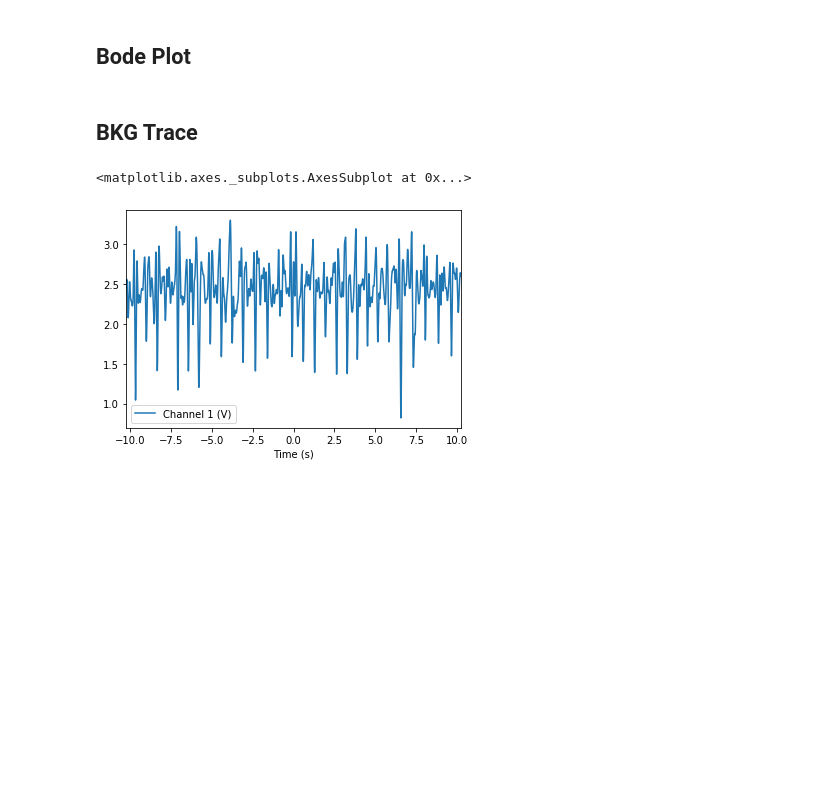
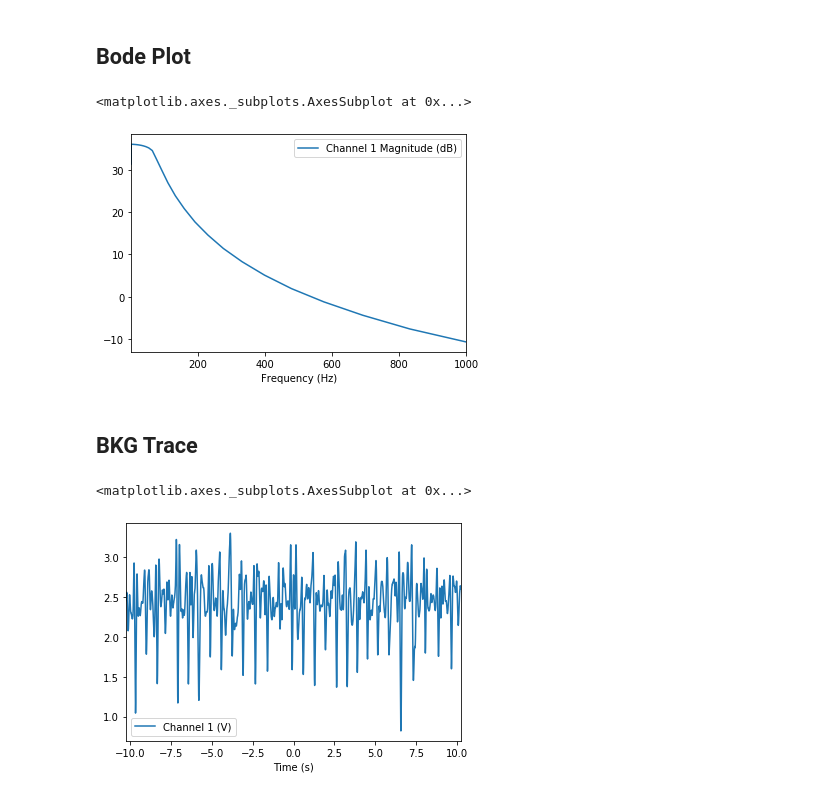
Before and after one commit to wsh32/isim, a Jupyter notebook: lab9/lab9_blastiocardiograph.ipynb, the cells around one changed output. Saved outputs shown, nothing was run; the diff lists cells and outputs as text; code cells hidden in the pictures; blank space fills up the shorter version.

```diff
--- a/lab9/lab9_blastiocardiograph.ipynb
+++ b/lab9/lab9_blastiocardiograph.ipynb
@@ -17,6 +17,12 @@ There are 3 stages to this circuit. The first stage is an instrumentation amplif
 One thing that had to be changed on the circuit was to not ground the amplifiers to the power supply. To do this, the power supply was flipped so one side of the rails was floating relative to the power supply, then grounded to the analog discovery.
 # %% [markdown]
 ## Bode Plot
+# %%
+bode = pd.read_csv('data/bode-1.csv')
+bode.plot(x='Frequency (Hz)', y='Channel 1 Magnitude (dB)')
+# %% [output]
+<matplotlib.axes._subplots.AxesSubplot at 0x...>
+[figure, added]
 # %% [markdown]
 ## BKG Trace
 # %%
```
Also changed, not shown: parts of 1 cell of this notebook, 4 other files.
